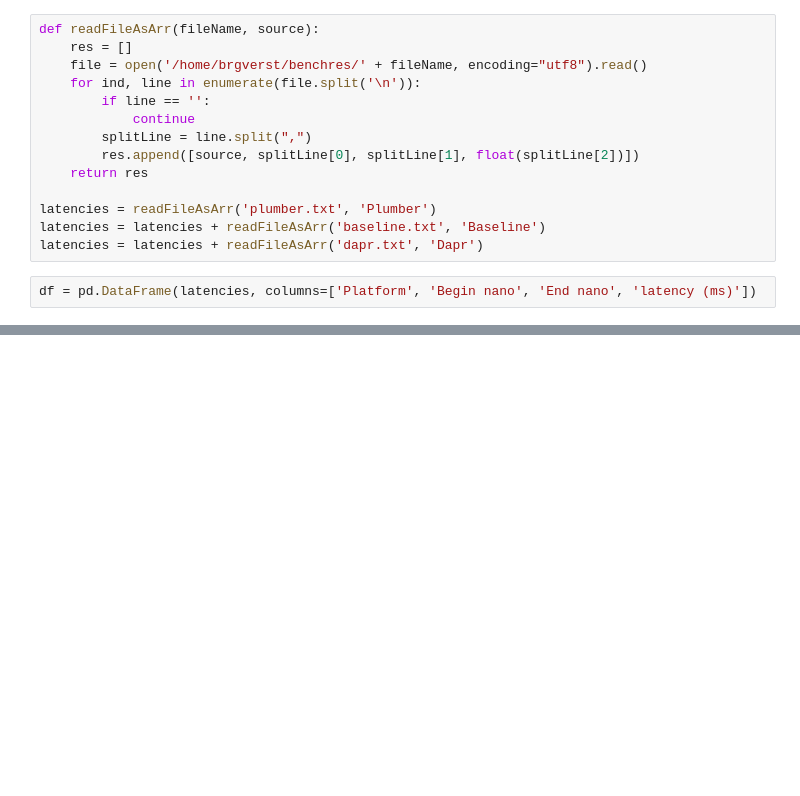
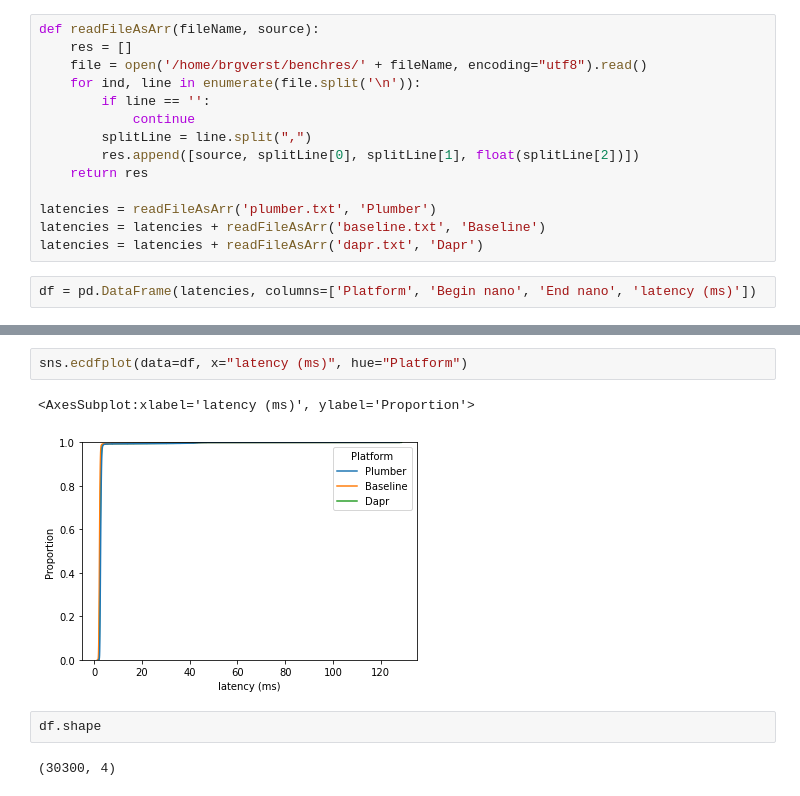
Before and after one commit to VerstraeteBert/plumber, a Jupyter notebook: benchmarks/sidecarlatency/visualization/vis.ipynb, the cells around one changed output, grey strips where cells are left out. Drawn from its saved outputs; the diff is of its cells as text; blank space fills up the shorter version.

```diff
--- a/benchmarks/sidecarlatency/visualization/vis.ipynb
+++ b/benchmarks/sidecarlatency/visualization/vis.ipynb
@@ -41,0 +43,9 @@ sns.displot(df, x="latency (ms)", hue="Platform", kind="kde", fill=True, cut=-30
+# %%
+sns.ecdfplot(data=df, x="latency (ms)", hue="Platform")
+# %% [output]
+<AxesSubplot:xlabel='latency (ms)', ylabel='Proportion'>
+[figure, added]
+# %%
+df.shape
+# %% [output]
+(30300, 4)
```
Also changed, not shown: parts of 11 cells of this notebook.
